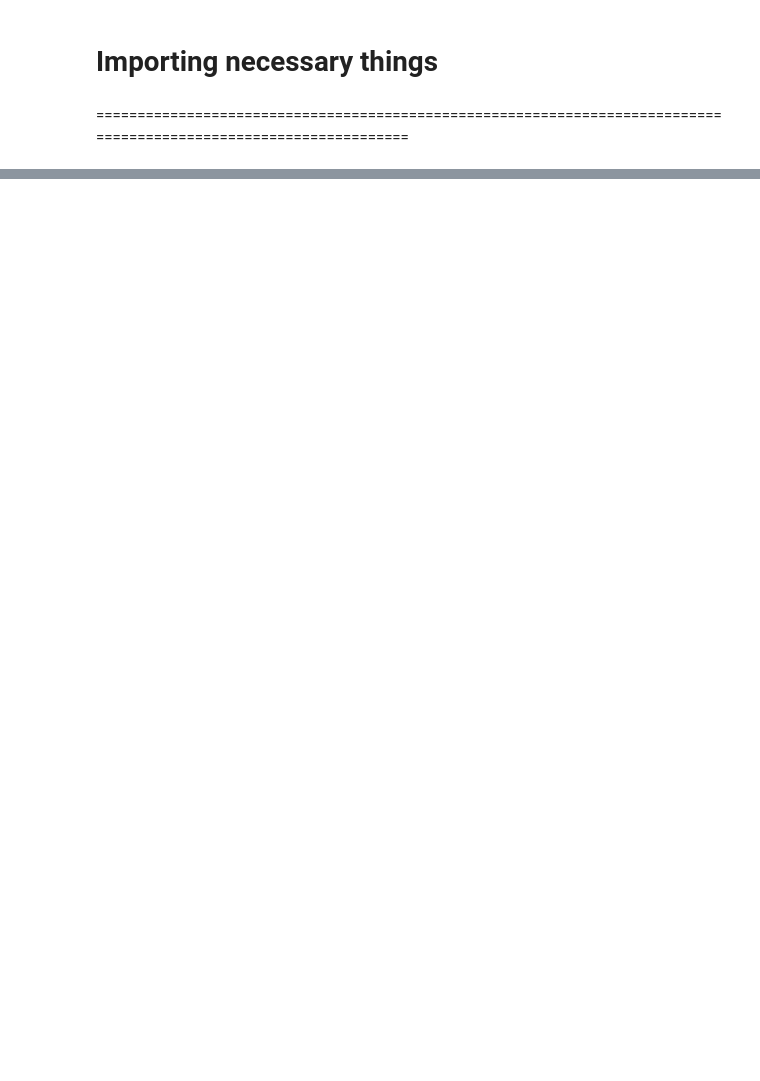
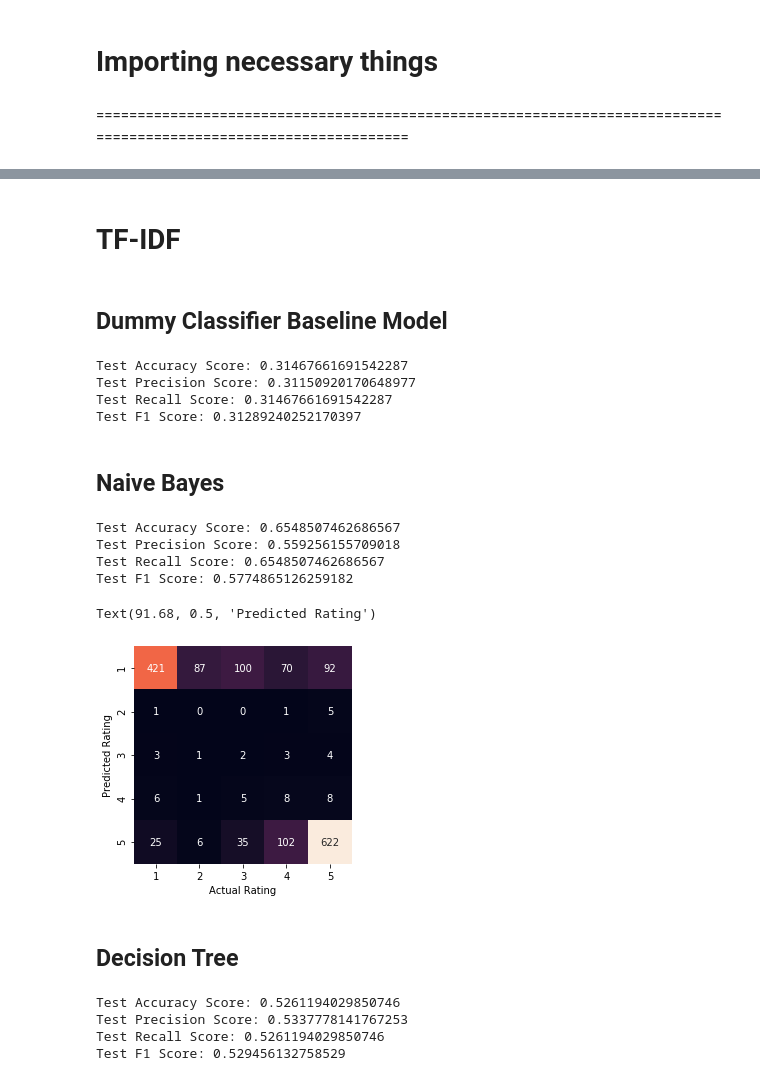
Before and after one commit to Moses-Lin/romreview, a Jupyter notebook: Modeling.ipynb, the cells around one changed output, grey strips where cells are left out. Cells and saved outputs as stored; diff of their text form; code cells hidden in the pictures; blank space fills up the shorter version.

Commit message:
initial modeling completed

```diff
--- a/Modeling.ipynb
+++ b/Modeling.ipynb
@@ -34,0 +93,78 @@ import pickle
+# %% [markdown]
+# TF-IDF
+# %%
+x = df['strings']
+y = df['score']
+
+X_train, X_test, y_train, y_test = train_test_split(x, y, random_state = 44)
+# %%
+vec = TfidfVectorizer()
+
+tfidf_X_train = vec.fit_transform(X_train)
+tfidf_X_test = vec.transform(X_test)
+# %% [markdown]
+## Dummy Classifier Baseline Model
+# %%
+from sklearn.dummy import DummyClassifier
+
+dclf = DummyClassifier()
+dclf.fit(tfidf_X_train, y_train)
+y_preds_dummy = dclf.predict(tfidf_X_test)
+# %%
+#Evaluation Metrics for Dummy Classifier
+
+print("Test Accuracy Score:", metrics.accuracy_score(y_test, y_preds_dummy))
+print("Test Precision Score:", metrics.precision_score(y_test, y_preds_dummy, average = "weighted"))
+print("Test Recall Score:", metrics.recall_score(y_test, y_preds_dummy, average = "weighted"))
+print("Test F1 Score:", metrics.f1_score(y_test, y_preds_dummy, average = "weighted"))
+# %% [output]
+Test Accuracy Score: 0.31467661691542287
+Test Precision Score: 0.31150920170648977
+Test Recall Score: 0.31467661691542287
+Test F1 Score: 0.31289240252170397
+# %% [markdown]
+## Naive Bayes
+# %%
+NB = MultinomialNB(fit_prior = False)
+
+NB.fit(tfidf_X_train,y_train)
+
+y_pred_nb_test = NB.predict(tfidf_X_test)
+
+print("Test Accuracy Score:", metrics.accuracy_score(y_test, y_pred_nb_test))
+print("Test Precision Score:", metrics.precision_score(y_test, y_pred_nb_test, average = "weighted"))
+print("Test Recall Score:", metrics.recall_score(y_test, y_pred_nb_test, average = "weighted"))
+print("Test F1 Score:", metrics.f1_score(y_test, y_pred_nb_test, average = "weighted"))
+# %% [output]
+Test Accuracy Score: 0.6548507462686567
+Test Precision Score: 0.559256155709018
+Test Recall Score: 0.6548507462686567
+Test F1 Score: 0.5774865126259182
+# %%
+matrix = confusion_matrix(y_test, y_pred_nb_test)
+sns.heatmap(matrix.T, square=True, annot=True, fmt='d', cbar=False,
+            xticklabels=['1','2','3','4','5'], yticklabels=['1','2','3','4','5'])
+
+plt.xlabel('Actual Rating')
+plt.ylabel('Predicted Rating')
+# %% [output]
+Text(91.68, 0.5, 'Predicted Rating')
+[figure, added]
+# %% [markdown]
+## Decision Tree
+# %%
+dtc = DecisionTreeClassifier(class_weight='balanced', random_state=22)
+
+dtc.fit(tfidf_X_train, y_train)
+
+y_pred_dtc_test = dtc.predict(tfidf_X_test)
+
+print("Test Accuracy Score:", metrics.accuracy_score(y_test, y_pred_dtc_test))
+print("Test Precision Score:", metrics.precision_score(y_test, y_pred_dtc_test, average = "weighted"))
+print("Test Recall Score:", metrics.recall_score(y_test, y_pred_dtc_test, average = "weighted"))
+print("Test F1 Score:", metrics.f1_score(y_test, y_pred_dtc_test, average = "weighted"))
+# %% [output]
+Test Accuracy Score: 0.5261194029850746
+Test Precision Score: 0.5337778141767253
+Test Recall Score: 0.5261194029850746
+Test F1 Score: 0.529456132758529
```
Also changed, not shown: parts of 15 cells of this notebook, 1 other file.
